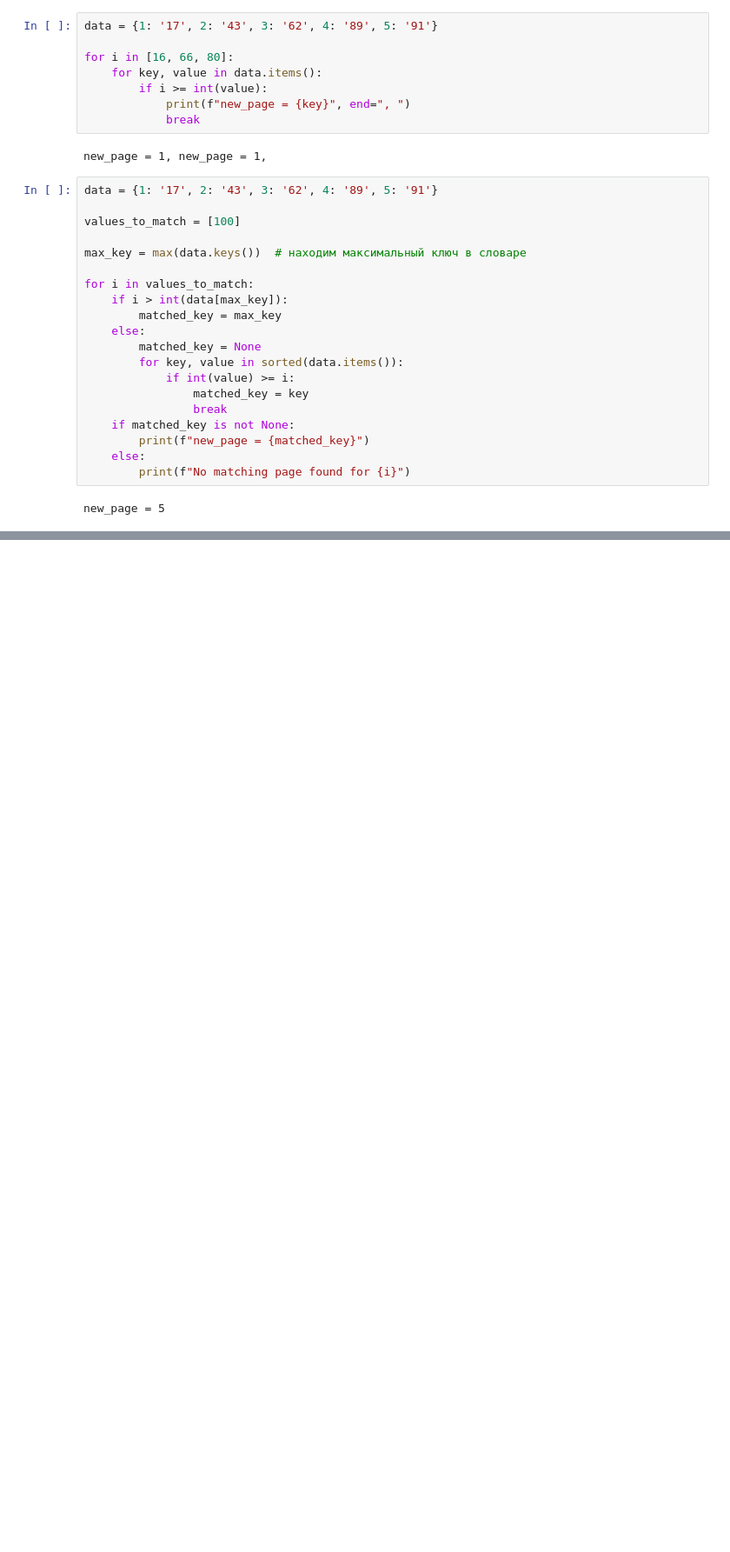
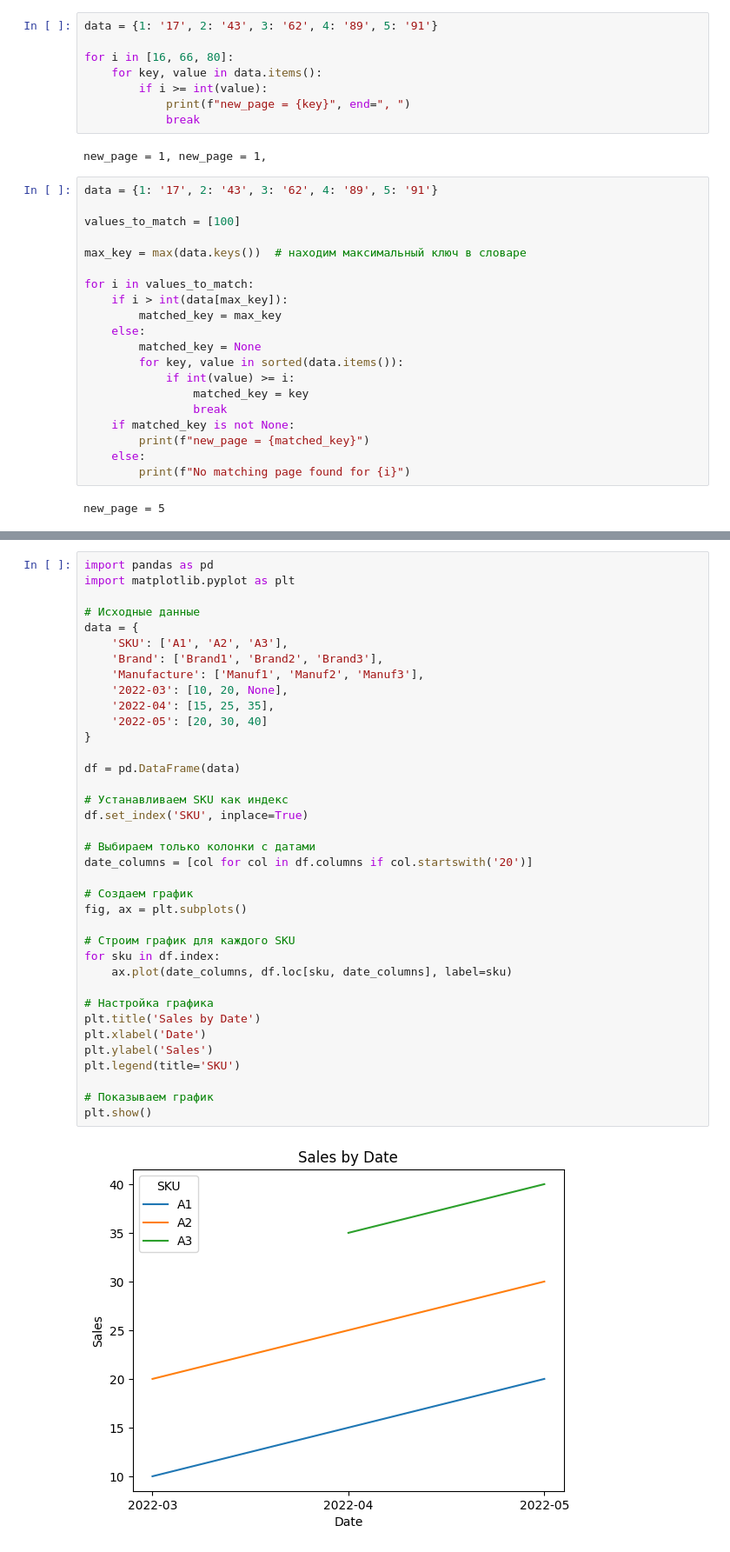
Before and after one commit to budennovsk/Pandas, a Jupyter notebook: reportlab.ipynb, the cells around one changed output, grey strips where cells are left out. Shown at 87% size. Drawn from its saved outputs; the diff is of its cells as text; blank space fills up the shorter version.

```diff
--- a/reportlab.ipynb
+++ b/reportlab.ipynb
@@ -2931,0 +3082,39 @@ new_page = 5
+# %%
+import pandas as pd
+import matplotlib.pyplot as plt
+
+# Исходные данные
+data = {
+    'SKU': ['A1', 'A2', 'A3'],
+    'Brand': ['Brand1', 'Brand2', 'Brand3'],
+    'Manufacture': ['Manuf1', 'Manuf2', 'Manuf3'],
+    '2022-03': [10, 20, None],
+    '2022-04': [15, 25, 35],
+    '2022-05': [20, 30, 40]
+}
+
+df = pd.DataFrame(data)
+
+# Устанавливаем SKU как индекс
+df.set_index('SKU', inplace=True)
+
+# Выбираем только колонки с датами
+date_columns = [col for col in df.columns if col.startswith('20')]
+
+# Создаем график
+fig, ax = plt.subplots()
+
+# Строим график для каждого SKU
+for sku in df.index:
+    ax.plot(date_columns, df.loc[sku, date_columns], label=sku)
+
+# Настройка графика
+plt.title('Sales by Date')
+plt.xlabel('Date')
+plt.ylabel('Sales')
+plt.legend(title='SKU')
+
+# Показываем график
+plt.show()
+# %% [output]
+[figure, added]
```
Also changed, not shown: parts of 6 cells of this notebook.
